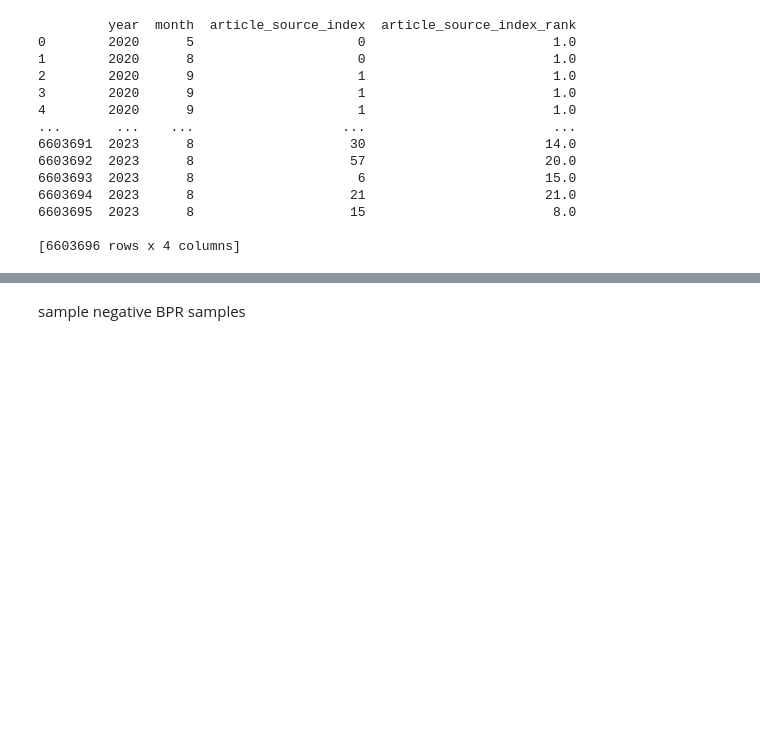
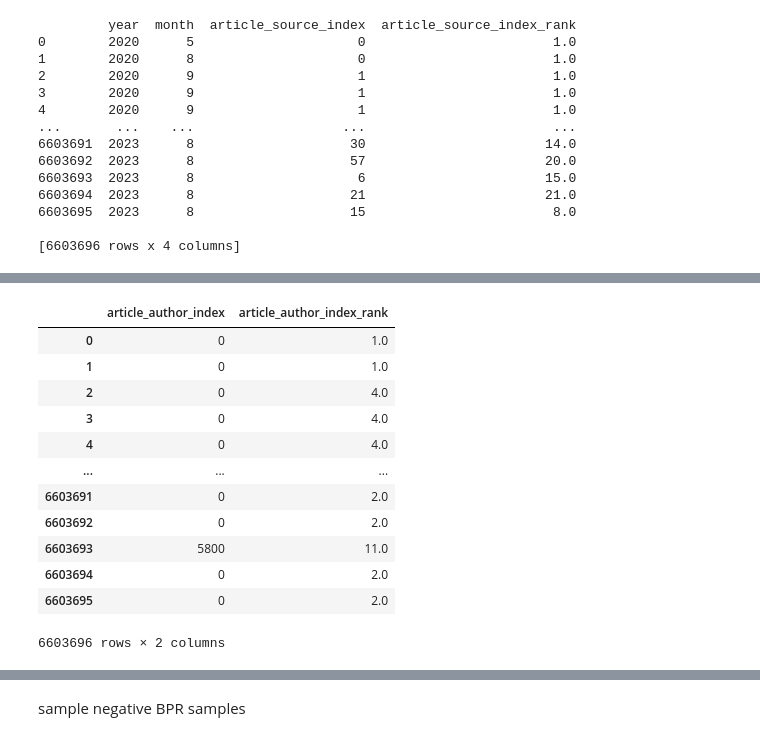
Before and after one commit to tt2615/Vitality-Project, a Jupyter notebook: data_preprocess_v3.ipynb, the cells around one changed output, grey strips where cells are left out. Drawn from its saved outputs; the diff is of its cells as text; code cells hidden in the pictures; blank space fills up the shorter version.

```diff
--- a/data_preprocess_v3.ipynb
+++ b/data_preprocess_v3.ipynb
@@ -174,3 +217,19 @@ adj_data_with_rank = ranked_data.apply(reduce_dim_by_rank, axis=1, col='item_aut
 # %%
-adj_data_with_rank = adj_data_with_rank.apply(reduce_dim_by_rank, axis=1, col='article_author_index', max_index=ranked_data['article_author_index'].max())
+adj_data_with_rank = reduce_dim_by_rank(adj_data_with_rank, col='article_author_index', max_index=ranked_data['article_author_index'].max())
+# %%
+adj_data_with_rank[['article_author_index', 'article_author_index_rank']]
+# %% [output]
+|  | article_author_index | article_author_index_rank |
+| 0 | 0 | 1.0 |
+| 1 | 0 | 1.0 |
+| 2 | 0 | 4.0 |
+| 3 | 0 | 4.0 |
+| 4 | 0 | 4.0 |
+| ... | ... | ... |
+| 6603691 | 0 | 2.0 |
+| 6603692 | 0 | 2.0 |
+| 6603693 | 5800 | 11.0 |
+| 6603694 | 0 | 2.0 |
+| 6603695 | 0 | 2.0 |
+6603696 rows × 2 columns
 # %%
```
Also changed, not shown: parts of 38 cells of this notebook, 1 other file.
